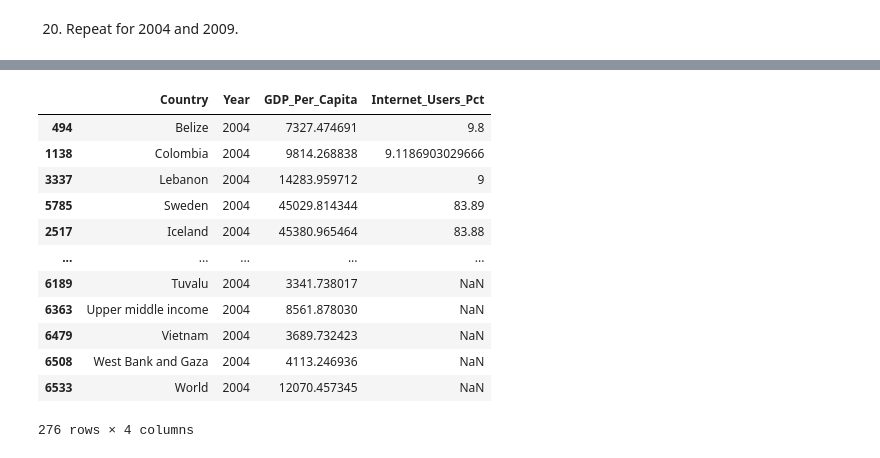
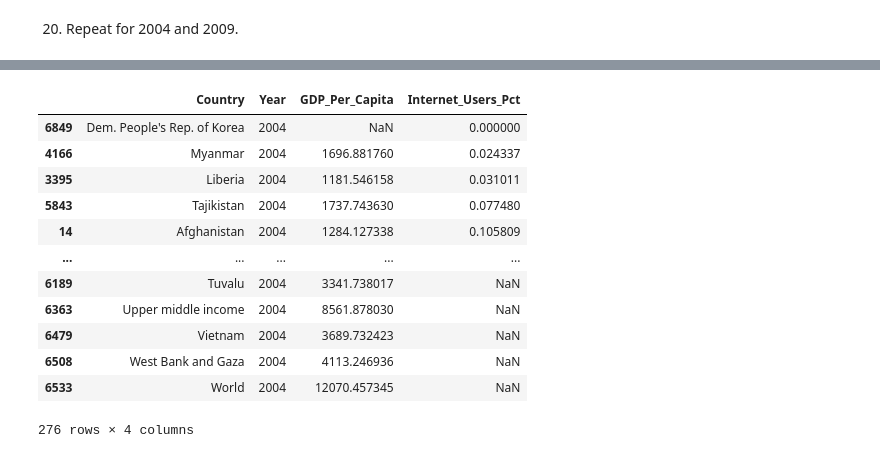
Before and after one commit to ryanhilber93/gdp-and-internet-usage-ryanhilber93, a Jupyter notebook: GDP_and_internet_use_project.ipynb, the cells around one changed output, grey strips where cells are left out. Drawn from its saved outputs; the diff is of its cells as text; code cells hidden in the pictures.

```diff
--- a/GDP_and_internet_use_project.ipynb
+++ b/GDP_and_internet_use_project.ipynb
@@ -197,4 +197,4 @@ print(internet_df.tail(10))
 # %% [markdown]
 16. Subset the combined DataFrame to keep only the data for 2004, 2009, and 2014. Check that this happened correctly.
 # %%
-gdp_and_internet_use[(gdp_and_internet_use.Year == "2004") | (gdp_and_internet_use.Year == "2009") | (gdp_and_internet_use.Year == "2014")]
+gdp_and_internet_use = gdp_and_internet_use[(gdp_and_internet_use.Year == "2004") | (gdp_and_internet_use.Year == "2009") | (gdp_and_internet_use.Year == "2014")]
@@ -281,3 +268,6 @@ df_2014.sort_values("Internet_Users_Pct")
 Democratic People's Republic of Korea with 0%
 # %% [markdown]
 20. Repeat for 2004 and 2009.
+# %%
+df_2004 = df_2004.astype({"Internet_Users_Pct": float})
+df_2004.sort_values("Internet_Users_Pct", ascending = False)
@@ -284,12 +288,12 @@ Democratic People's Republic of Korea with 0%
 # %%
-df_2004.sort_values("Internet_Users_Pct", ascending = False)
+df_2004.sort_values("Internet_Users_Pct")
 # %% [output]
 |  | Country | Year | GDP_Per_Capita | Internet_Users_Pct |
-| 494 | Belize | 2004 | 7327.474691 | 9.8 |
-| 1138 | Colombia | 2004 | 9814.268838 | 9.1186903029666 |
-| 3337 | Lebanon | 2004 | 14283.959712 | 9 |
-| 5785 | Sweden | 2004 | 45029.814344 | 83.89 |
-| 2517 | Iceland | 2004 | 45380.965464 | 83.88 |
+| 6849 | Dem. People's Rep. of Korea | 2004 | NaN | 0.000000 |
+| 4166 | Myanmar | 2004 | 1696.881760 | 0.024337 |
+| 3395 | Liberia | 2004 | 1181.546158 | 0.031011 |
+| 5843 | Tajikistan | 2004 | 1737.743630 | 0.077480 |
+| 14 | Afghanistan | 2004 | 1284.127338 | 0.105809 |
 | ... | ... | ... | ... | ... |
 | 6189 | Tuvalu | 2004 | 3341.738017 | NaN |
 | 6363 | Upper middle income | 2004 | 8561.878030 | NaN |
```
Also changed, not shown: parts of 31 cells of this notebook.
